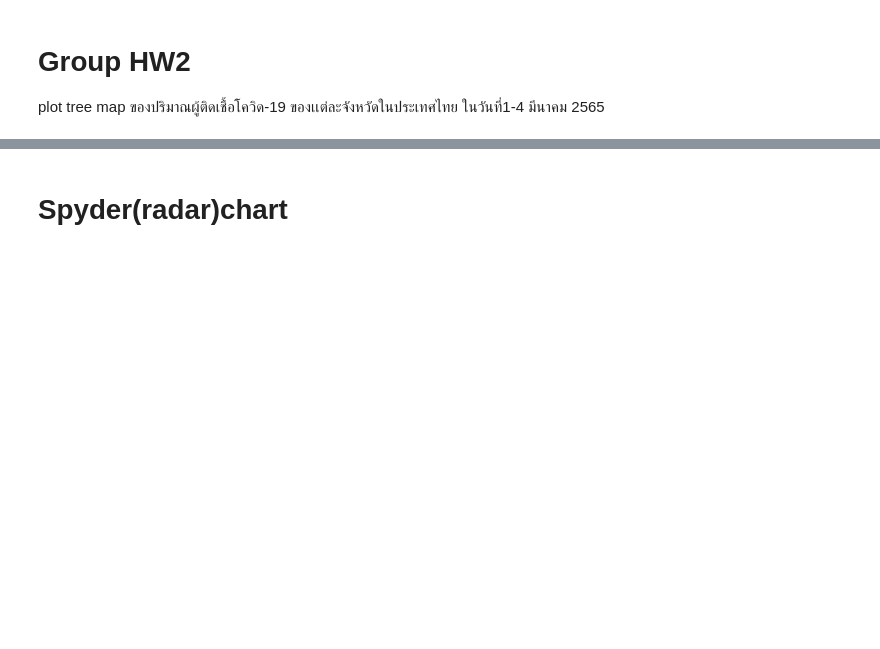
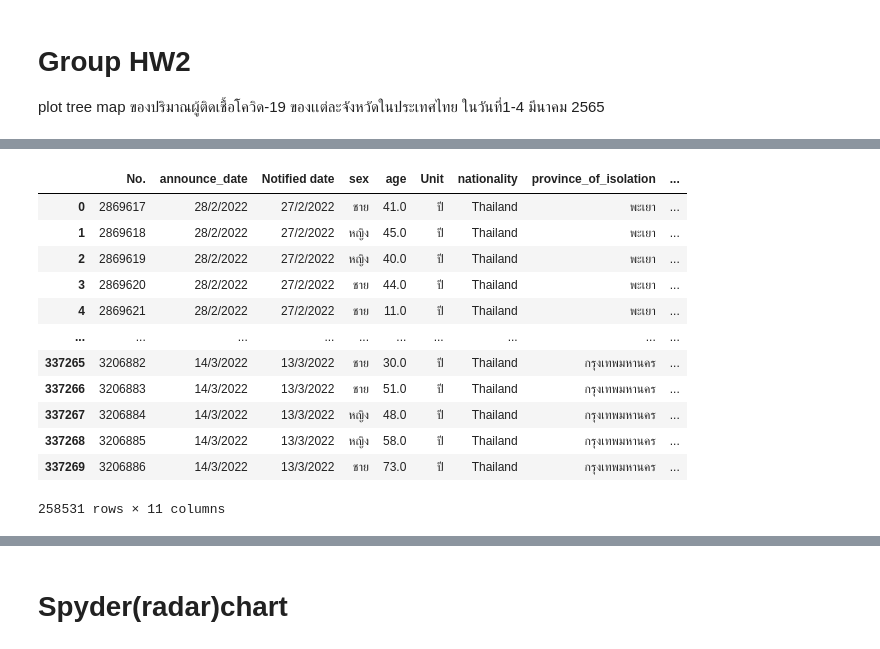
Before and after one commit to Chanunchida-May/data_viz_2022, a Jupyter notebook: Dataviz04_Data_Comparison.ipynb, the cells around one changed output, grey strips where cells are left out. Drawn from its saved outputs; the diff is of its cells as text; code cells hidden in the pictures; blank space fills up the shorter version.

```diff
--- a/Dataviz04_Data_Comparison.ipynb
+++ b/Dataviz04_Data_Comparison.ipynb
@@ -426,0 +479,18 @@ plot tree map ของปริมาณผู้ติดเชื้อโค
+# %%
+data_cv = data_covid.dropna()
+# %%
+data_cv
+# %% [output]
+|  | No. | announce_date | Notified date | sex | age | Unit | nationality | province_of_isolation | ... |
+| 0 | 2869617 | 28/2/2022 | 27/2/2022 | ชาย | 41.0 | ปี | Thailand | พะเยา | ... |
+| 1 | 2869618 | 28/2/2022 | 27/2/2022 | หญิง | 45.0 | ปี | Thailand | พะเยา | ... |
+| 2 | 2869619 | 28/2/2022 | 27/2/2022 | หญิง | 40.0 | ปี | Thailand | พะเยา | ... |
+| 3 | 2869620 | 28/2/2022 | 27/2/2022 | ชาย | 44.0 | ปี | Thailand | พะเยา | ... |
+| 4 | 2869621 | 28/2/2022 | 27/2/2022 | ชาย | 11.0 | ปี | Thailand | พะเยา | ... |
+| ... | ... | ... | ... | ... | ... | ... | ... | ... | ... |
+| 337265 | 3206882 | 14/3/2022 | 13/3/2022 | ชาย | 30.0 | ปี | Thailand | กรุงเทพมหานคร | ... |
+| 337266 | 3206883 | 14/3/2022 | 13/3/2022 | ชาย | 51.0 | ปี | Thailand | กรุงเทพมหานคร | ... |
+| 337267 | 3206884 | 14/3/2022 | 13/3/2022 | หญิง | 48.0 | ปี | Thailand | กรุงเทพมหานคร | ... |
+| 337268 | 3206885 | 14/3/2022 | 13/3/2022 | หญิง | 58.0 | ปี | Thailand | กรุงเทพมหานคร | ... |
+| 337269 | 3206886 | 14/3/2022 | 13/3/2022 | ชาย | 73.0 | ปี | Thailand | กรุงเทพมหานคร | ... |
+258531 rows × 11 columns
```
Also changed, not shown: parts of 12 cells of this notebook.
